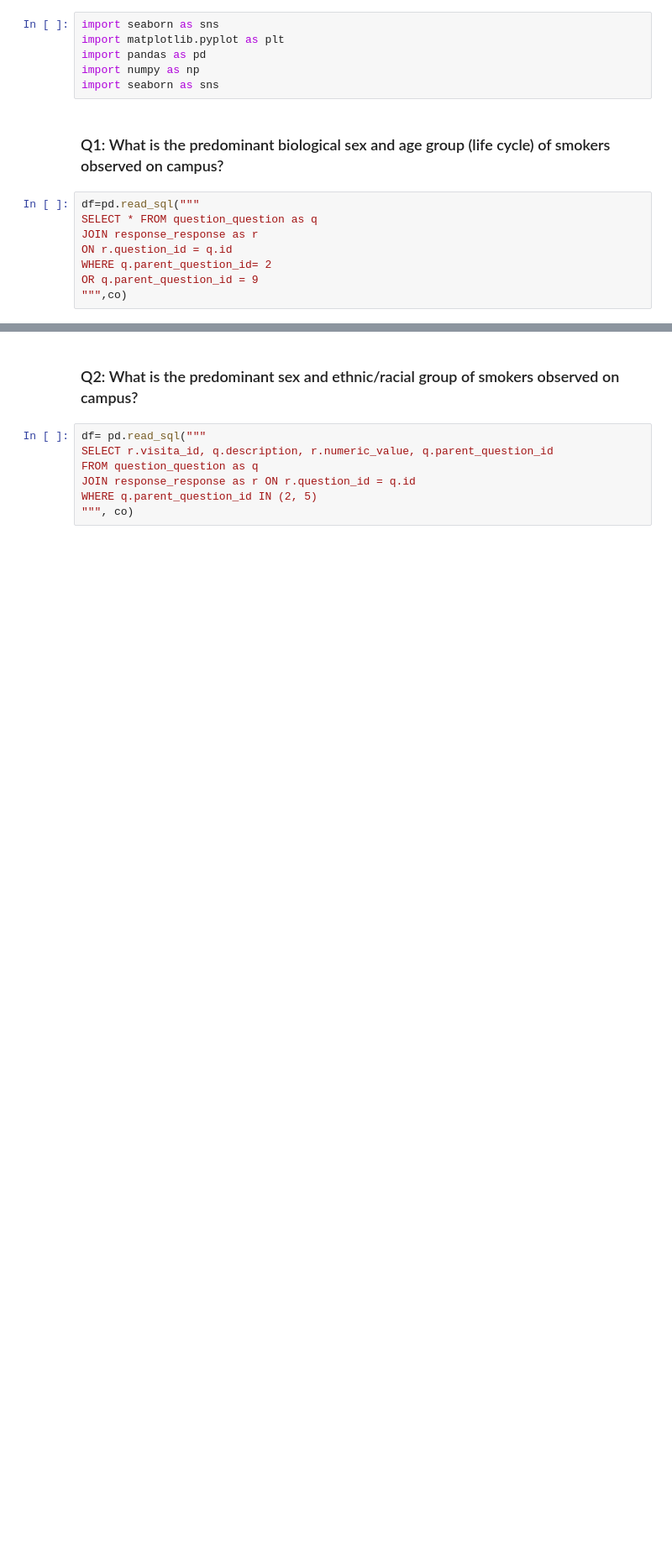
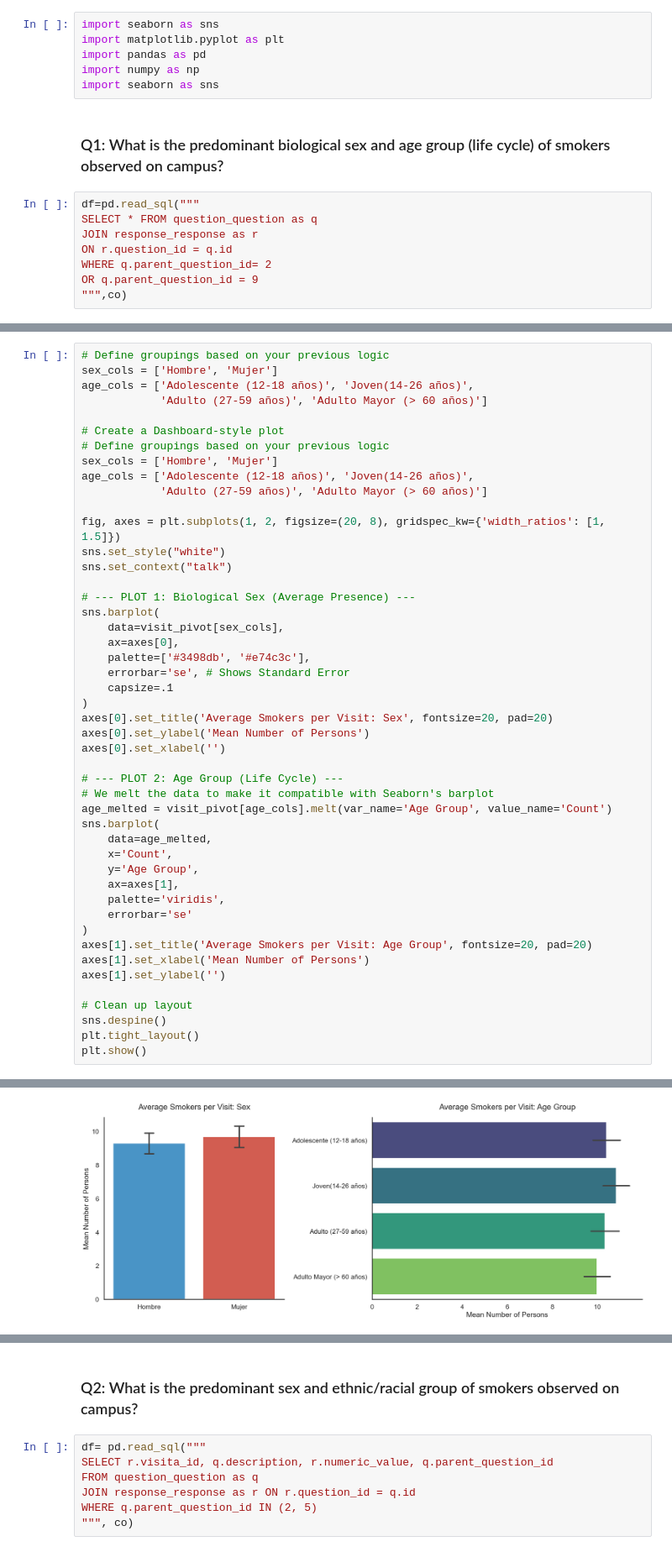
Before and after one commit to andresmg42/Analysis-POCUC-proyect, a Jupyter notebook: notebooks/analisis.ipynb, the cells around one changed output, grey strips where cells are left out. Shown at 84% size. Drawn from its saved outputs; the diff is of its cells as text; blank space fills up the shorter version.

```diff
--- a/notebooks/analisis.ipynb
+++ b/notebooks/analisis.ipynb
@@ -167,0 +113,48 @@ Mujer                           968
+# %%
+# Define groupings based on your previous logic
+sex_cols = ['Hombre', 'Mujer']
+age_cols = ['Adolescente (12-18 años)', 'Joven(14-26 años)',
+            'Adulto (27-59 años)', 'Adulto Mayor (> 60 años)']
+
+# Create a Dashboard-style plot
+# Define groupings based on your previous logic
+sex_cols = ['Hombre', 'Mujer']
+age_cols = ['Adolescente (12-18 años)', 'Joven(14-26 años)',
+            'Adulto (27-59 años)', 'Adulto Mayor (> 60 años)']
+
+fig, axes = plt.subplots(1, 2, figsize=(20, 8), gridspec_kw={'width_ratios': [1, 1.5]})
+sns.set_style("white")
+sns.set_context("talk")
+
+# --- PLOT 1: Biological Sex (Average Presence) ---
+sns.barplot(
+    data=visit_pivot[sex_cols],
+    ax=axes[0],
+    palette=['#3498db', '#e74c3c'],
+    errorbar='se', # Shows Standard Error
+    capsize=.1
+)
+axes[0].set_title('Average Smokers per Visit: Sex', fontsize=20, pad=20)
+axes[0].set_ylabel('Mean Number of Persons')
+axes[0].set_xlabel('')
+
+# --- PLOT 2: Age Group (Life Cycle) ---
+# We melt the data to make it compatible with Seaborn's barplot
+age_melted = visit_pivot[age_cols].melt(var_name='Age Group', value_name='Count')
+sns.barplot(
+    data=age_melted,
+    x='Count',
+    y='Age Group',
+    ax=axes[1],
+    palette='viridis',
+    errorbar='se'
+)
+axes[1].set_title('Average Smokers per Visit: Age Group', fontsize=20, pad=20)
+axes[1].set_xlabel('Mean Number of Persons')
+axes[1].set_ylabel('')
+
+# Clean up layout
+sns.despine()
+plt.tight_layout()
+plt.show()
+# %% [output]
@@ -168,3 +164,4 @@ Mujer                           968
+[figure, added]
 # %%
 # descriptive statistics and frecuency distributions
 
```
Also changed, not shown: parts of 10 cells of this notebook, 8 other files.
